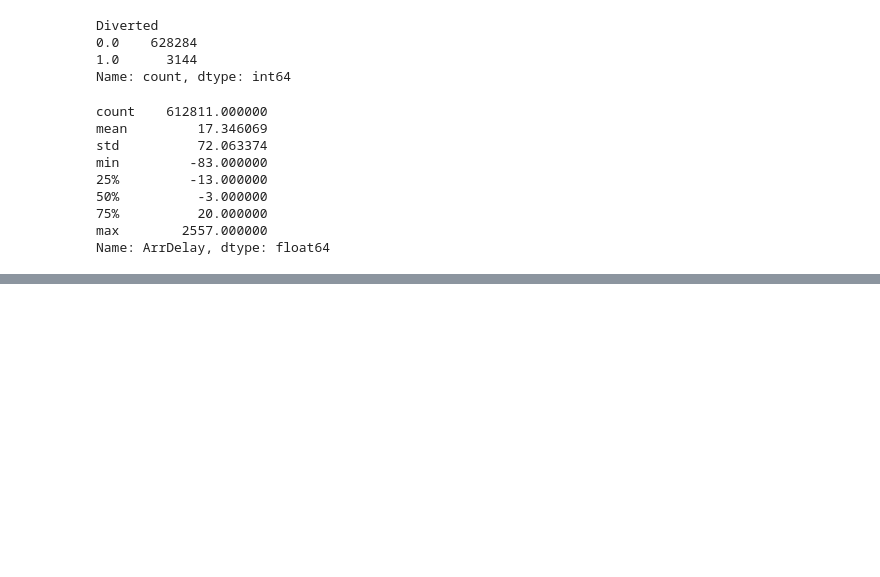
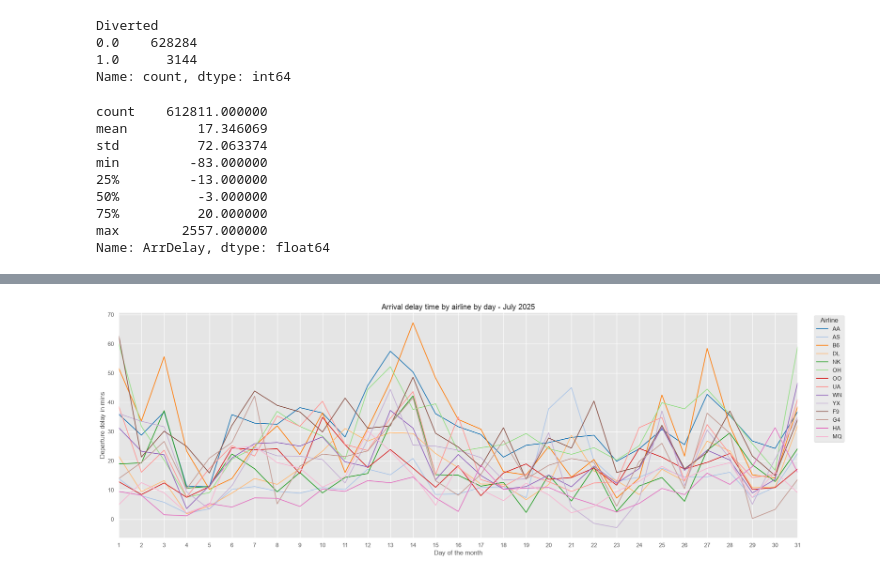
Before and after one commit to aerostepan/FlightDelayPrediction, a Jupyter notebook: FlightDelayLab.ipynb, the cells around one changed output, grey strips where cells are left out. Drawn from its saved outputs; the diff is of its cells as text; code cells hidden in the pictures; blank space fills up the shorter version.

```diff
--- a/FlightDelayLab.ipynb
+++ b/FlightDelayLab.ipynb
@@ -119,0 +224,29 @@ completed["positive_delay"] = completed["ArrDelay"].clip(lower=0)
+# %%
+fig,ax = plt.subplots(figsize=(20,7))
+sns.lineplot(
+    data = completed,
+    x='DayofMonth',
+    y='DepDelay',
+    hue='Reporting_Airline',
+    estimator='mean',
+    errorbar=None,
+    palette='tab20',
+    ax=ax
+)
+ax.set(
+    title='Arrival delay time by airline by day - July 2025',
+    xlabel='Day of the month',
+    ylabel='Departure delay in mins'
+)
+ax.set_xticks(range(1,32))
+ax.set_xlim(1,31)
+
+ax.legend(
+    title='Airline',
+    bbox_to_anchor=(1.02,1),
+    loc='upper left'
+)
+plt.tight_layout()
+plt.show()
+# %% [output]
+[figure, added]
```
Also changed, not shown: parts of 13 cells of this notebook.
